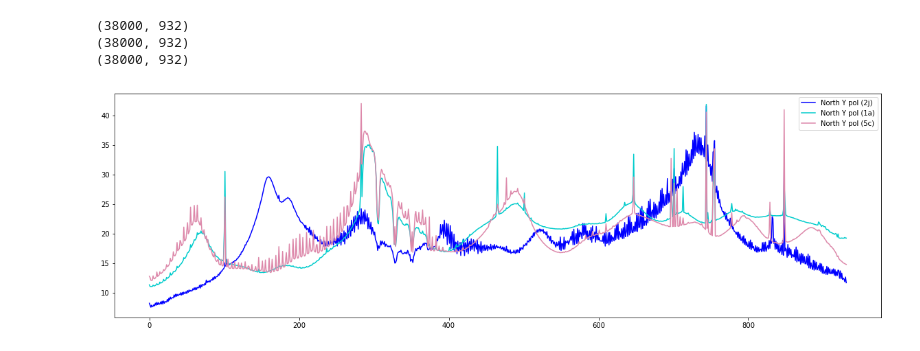
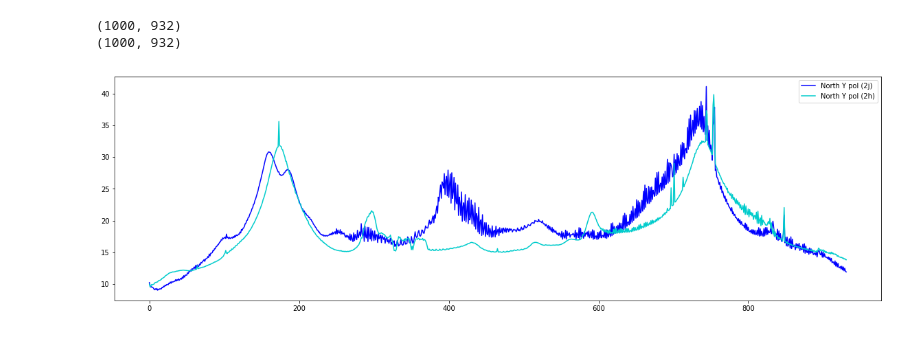
Before and after one commit to SETIatHCRO/ATA-Utils, a Jupyter notebook: notebooks/OvernightSNAP/OvernightSNAP.ipynb, the cells around one changed output. Saved outputs shown, nothing was run; the diff lists cells and outputs as text; code cells hidden in the pictures.

```diff
--- a/notebooks/OvernightSNAP/OvernightSNAP.ipynb
+++ b/notebooks/OvernightSNAP/OvernightSNAP.ipynb
@@ -21,12 +21,13 @@ from datetime import datetime
 # %%
 # Define the ants to use
 ant1 = '2j'
-ant2 = '1a'
+ant2 = '2h'
 ant3 = '5c'
 
 #Define your data and output images directory
-data_dir = "./data6" # Copy the pkl data files into here
-images_dir = "./images"
+data_dir = "/data/onoff/20190817" # Copy the pkl data files into here
+images_dir = "/data/images"
+sql_dir = "/data/onoff/sql"
 # %%
 # Get the list of files
 
@@ -34,12 +35,13 @@ file_list1 = glob.glob(data_dir + "/*" + ant1 + "*.pkl")
 file_list1.sort() # The first field is the timestamp, order by time
 file_list2 = glob.glob(data_dir + "/*" + ant2 + "*.pkl")
 file_list2.sort() # The first field is the timestamp, order by time
-file_list3 = glob.glob(data_dir + "/*" + ant3 + "*.pkl")
-file_list3.sort() # The first field is the timestamp, order by time
+#file_list3 = glob.glob(data_dir + "/*" + ant3 + "*.pkl")
+#file_list3.sort() # The first field is the timestamp, order by time
+print("There are %d files to process." % (len(file_list1) + len(file_list2)))
+#print("There are %d files to process." % (len(file_list1) + len(file_list2) + len(file_list3)))
 
-print("There are %d files to process." % (len(file_list1) + len(file_list2) + len(file_list3)))
-for fname in file_list1[0:len(file_list1)]:
-    print(fname)
+#for fname in file_list1[0:len(file_list1)]:
+#    print(fname)
 #for fname in file_list2:
 #    print(fname)
 #for fname in file_list3:
@@ -68,15 +54,15 @@ power1_x = list()
 power1_y = list()
 power2_x = list()
 power2_y = list()
-power3_x = list()
-power3_y = list()
+#power3_x = list()
+#power3_y = list()
 
 channels1_x = list()
 channels2_x = list()
 channels3_x = list()
 channels1_y = list()
-channels2_y = list()
-channels3_y = list()
+#channels2_y = list()
+#channels3_y = list()
 
 #This is a list of times for each data point, read in
 #from the first set of file.
@@ -106,6 +92,7 @@ print("Reading in data - this takes a while if you have a lot of files...")
 
 int1 = 0
 int2 = len(file_list1)
+int2 = 1
 
 for fname in file_list1[int1:int2]:
 
@@ -148,6 +135,7 @@ for fname in file_list2[int1:int2]:
             first = False
         power2_y.append(getMedian(values2dB(getDesiredChannels(d))))
 
+"""
 first = True
 for fname in file_list3[int1:int2]:
 
@@ -165,13 +153,13 @@ for fname in file_list3[int1:int2]:
             channels3_y = list(values2dB(getDesiredChannels2(d)))
             first = False
         power3_y.append(getMedian(values2dB(getDesiredChannels(d))))
-
+"""
 print("Reading in data - Finished")
 
 #For sanity, print out how many data points there are
 #for each pol. They should all be the same.
 print(len(power1_x),len(power1_y))
 print(len(power2_x),len(power2_y))
-print(len(power3_x),len(power3_y))
+#print(len(power3_x),len(power3_y))
 # %% [output]
 Reading in data - this takes a while if you have a lot of files...
@@ -221,21 +239,20 @@ plt.show()
 # %%
 plt.figure(1)
 rcParams['figure.figsize'] = 20, 6
 print(len(timesd), len(channels1_x))
 print(len(timesd), len(channels2_x))
-print(len(timesd), len(channels3_x))
+#print(len(timesd), len(channels3_x))
 
 #plt.plot(channels1_x, c='#cc0000', label='North X pol (2j)')
 plt.plot(channels1_y, c='#0000ff', label='North Y pol (2j)')
 #plt.plot(channels2_x, c='#39ff14', label='North X pol (1a)')
-plt.plot(channels2_y, c='#00cccc', label='North Y pol (1a)')
+plt.plot(channels2_y, c='#00cccc', label='North Y pol (2h)')
 #plt.plot(channels3_x, c='#000000', label='North X pol (5c)')
-plt.plot(channels3_y, c='#dd88aa', label='North Y pol (5c)')
+#plt.plot(channels3_y, c='#dd88aa', label='North Y pol (5c)')
 
 plt.legend()
 plt.show()
 # %% [output]
-(38000, 932)
-(38000, 932)
-(38000, 932)
+(1000, 932)
+(1000, 932)
-[figure, old version]
+[figure, new version]
```
Also changed, not shown: parts of 4 cells of this notebook.
